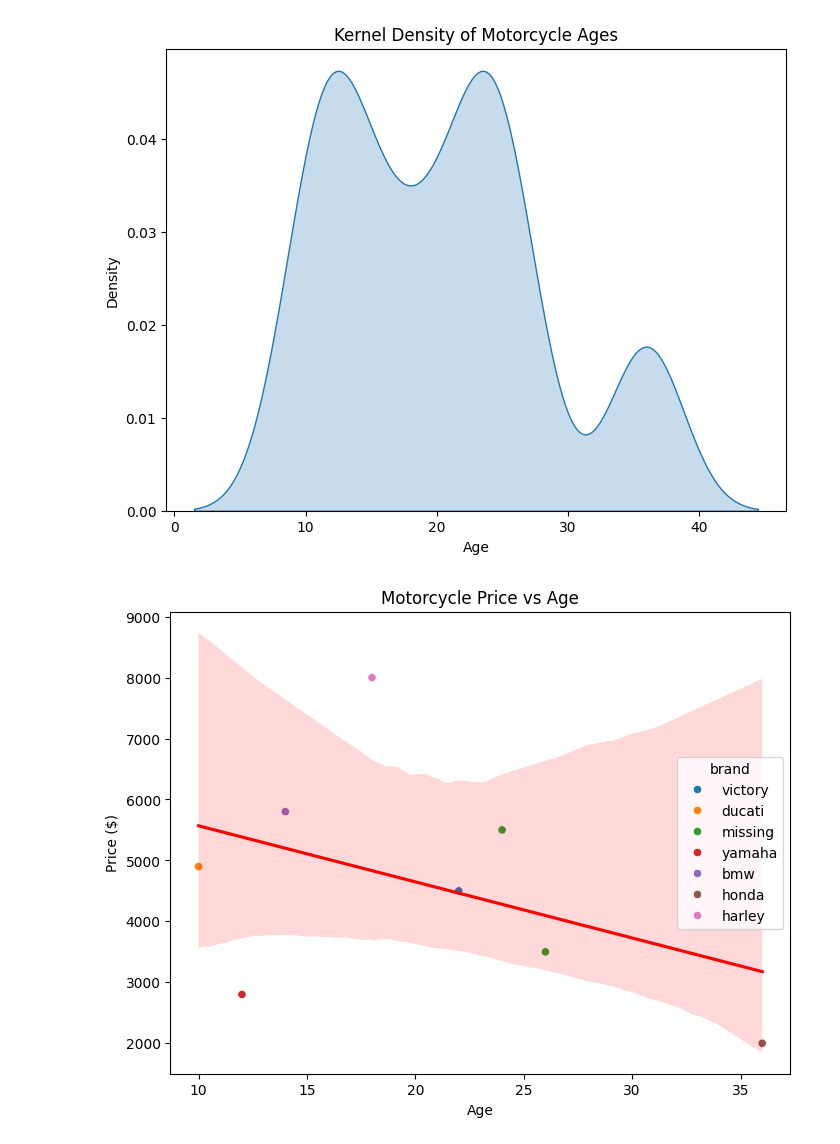
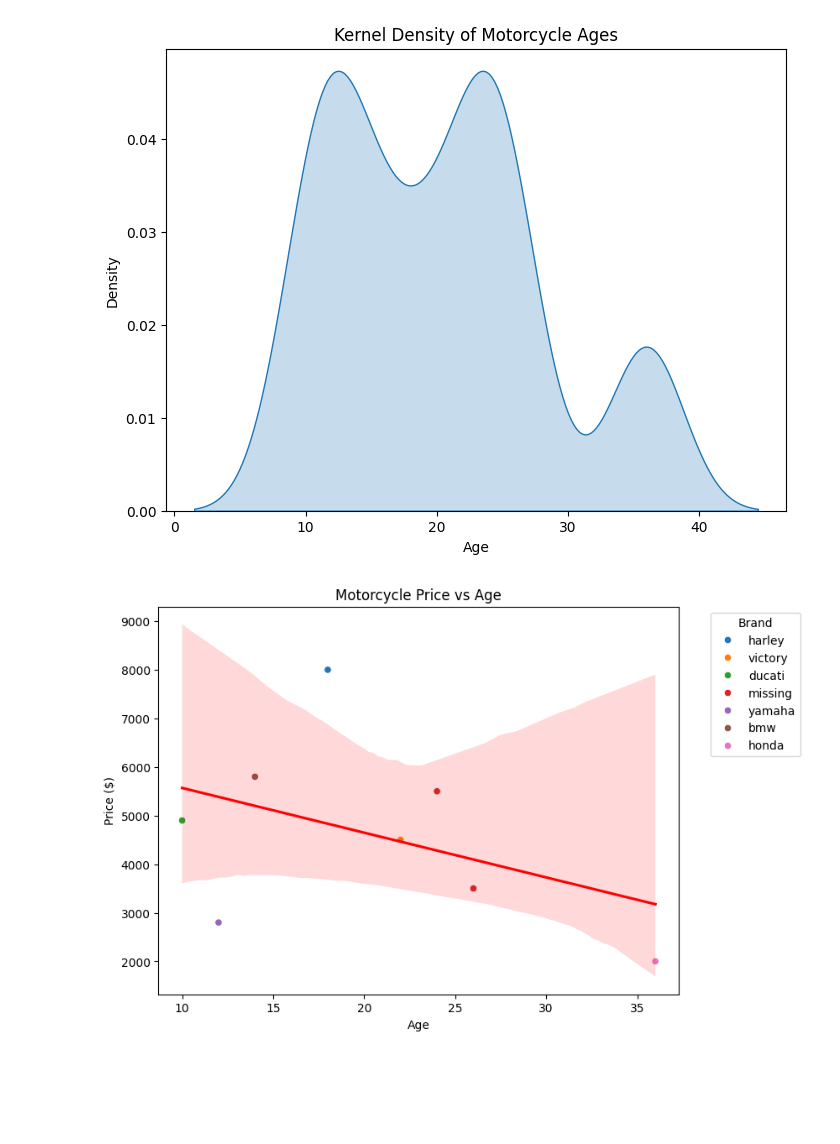
Before and after one commit to bburt26/lab_scraping, a Jupyter notebook: lab_notebook.ipynb, the cells around one changed output. Drawn from its saved outputs; the diff is of its cells as text; code cells hidden in the pictures; blank space fills up the shorter version.

```diff
--- a/lab_notebook.ipynb
+++ b/lab_notebook.ipynb
@@ -278,10 +293,13 @@ Name: age, dtype: float64
 # %%
 plt.figure(figsize=(8,6))
 sns.scatterplot(data=df, x='age', y='price', hue='brand')
 sns.regplot(data=df, x='age', y='price', scatter=False, color='red')
 plt.title("Motorcycle Price vs Age")
 plt.xlabel("Age")
 plt.ylabel("Price ($)")
+plt.legend(title="Brand", bbox_to_anchor=(1.05, 1), loc='upper left')
 plt.show()
+
+# Linear relationship displayed: general depreciation of price as motorcycles age.
 # %% [output]
-[figure, old version]
+[figure, new version]
```
Also changed, not shown: parts of 5 cells of this notebook.
